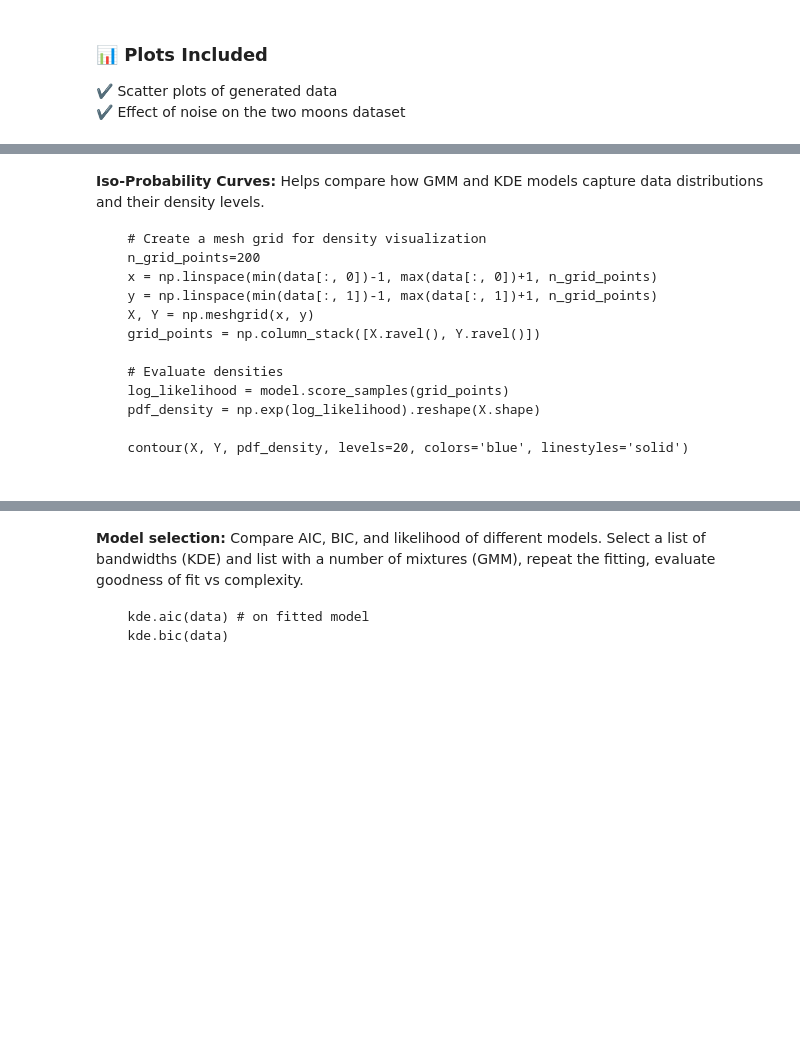
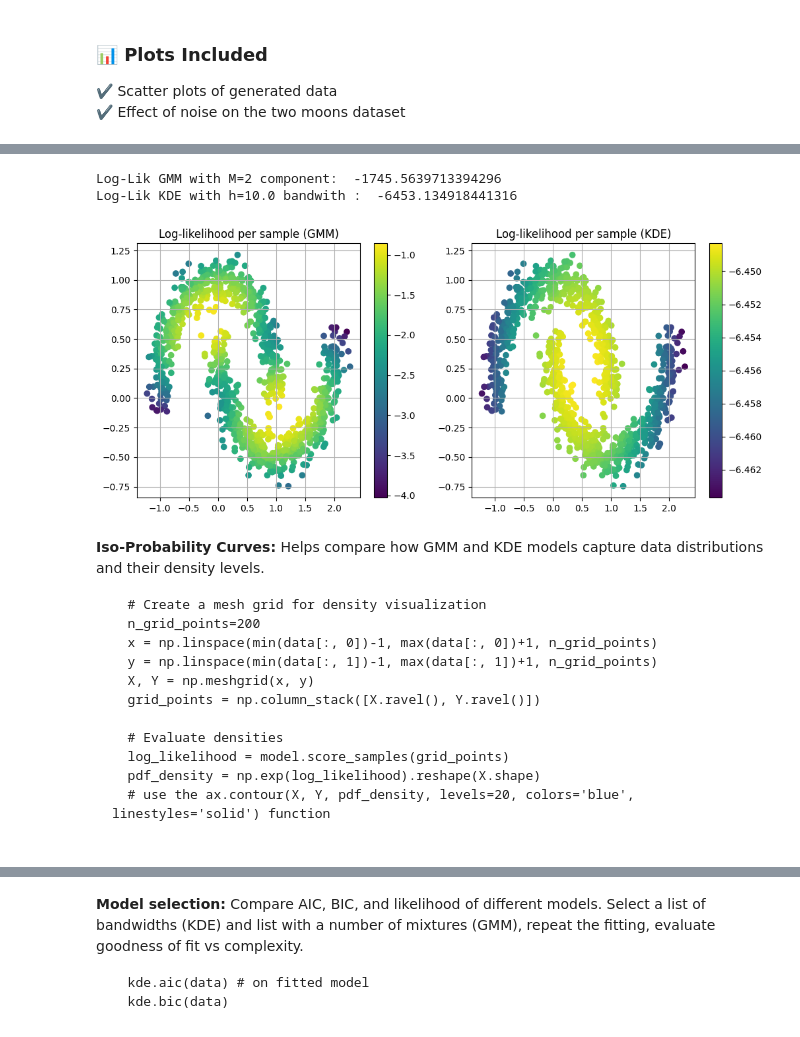
Before and after one commit to supsi-dacd-isaac/TeachDecisionMakingUncertainty, a Jupyter notebook: excercice_model_fitting_and_selection.ipynb, the cells around one changed output, grey strips where cells are left out. Saved outputs shown, nothing was run; the diff lists cells and outputs as text; code cells hidden in the pictures; blank space fills up the shorter version.

````diff
--- a/excercice_model_fitting_and_selection.ipynb
+++ b/excercice_model_fitting_and_selection.ipynb
@@ -141,3 +168,46 @@ GMM.fit(data) # fit the model
+# %%
+#  data = data_blobs  # select the data you wish to explore
+data = data_moons
+
+M = 2 # two gaussian mixtures for the GMM model
+GMM = GaussianMixture(n_components=M, covariance_type='full', random_state=42)
+GMM.fit(data) # fit the model
+
+h = 10.0 # smoothing parameter for the KDE model
+KDE = KernelDensity(kernel='gaussian', bandwidth=h)
+KDE.fit(data)
+
+# Evaluate log-likelihood per sample and total
+def evaluate_log_likelihood(GMM, KDE, data):
+  LL_GMM_per_sample = GMM.score_samples(data)
+  LL_KDE_per_sample = KDE.score_samples(data)
+  LL_GMM = np.sum(LL_GMM_per_sample)
+  LL_KDE = np.sum(LL_KDE_per_sample)
+  print(f'Log-Lik GMM with M={M} component: ', LL_GMM)
+  print(f'Log-Lik KDE with h={h} bandwith : ', LL_KDE)
+  return LL_GMM_per_sample, LL_KDE_per_sample, LL_GMM, LL_KDE
+
+# apply logliklihood method, print log-lik scores
+LL_GMM_per_sample, LL_KDE_per_sample, LL_GMM, LL_KDE = evaluate_log_likelihood(GMM, KDE, data)
+
+
+# VISUALIZATION
+plt.figure(figsize=(12,5))
+plt.subplot(1,2,1)# GMM likelihood
+plt.scatter(data[:,0], data[:,1], c=LL_GMM_per_sample, cmap='viridis')
+plt.title("Log-likelihood per sample (GMM)")
+plt.colorbar()  # add colorbar likelihood value individual samples
+plt.grid()  # add grid better visual
+plt.subplot(1,2,2)# KDE likelihood
+plt.scatter(data[:,0], data[:,1], c=LL_KDE_per_sample, cmap='viridis')
+plt.title("Log-likelihood per sample (KDE)")
+plt.colorbar()
+plt.grid()
+plt.show()
+# %% [output]
+Log-Lik GMM with M=2 component:  -1745.5639713394296
+Log-Lik KDE with h=10.0 bandwith :  -6453.134918441316
+[figure, added]
 # %% [markdown]
 
 
@@ -156,7 +226,6 @@ GMM.fit(data) # fit the model
   # Evaluate densities
   log_likelihood = model.score_samples(grid_points)
   pdf_density = np.exp(log_likelihood).reshape(X.shape)
-
-  contour(X, Y, pdf_density, levels=20, colors='blue', linestyles='solid')
+  # use the ax.contour(X, Y, pdf_density, levels=20, colors='blue', linestyles='solid') function
 
 ```
````
Also changed, not shown: parts of 10 cells of this notebook.
